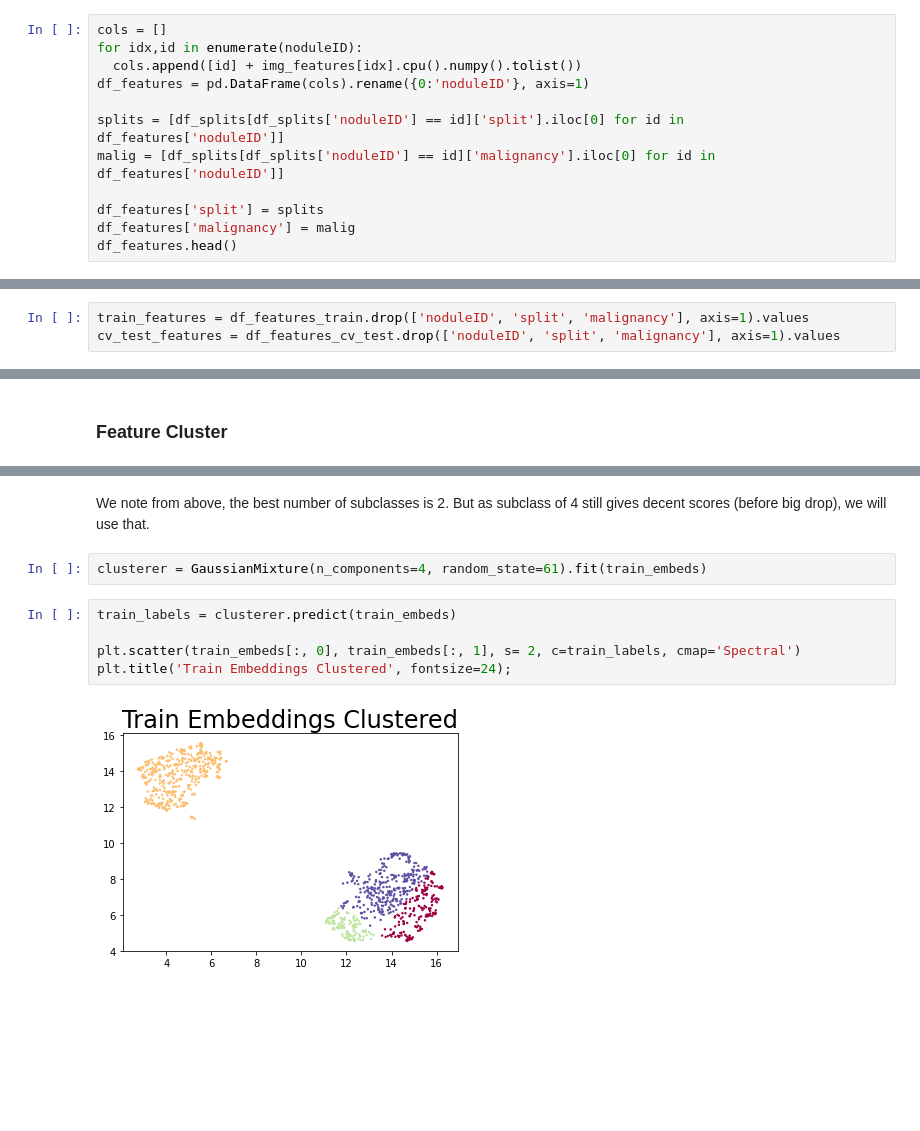
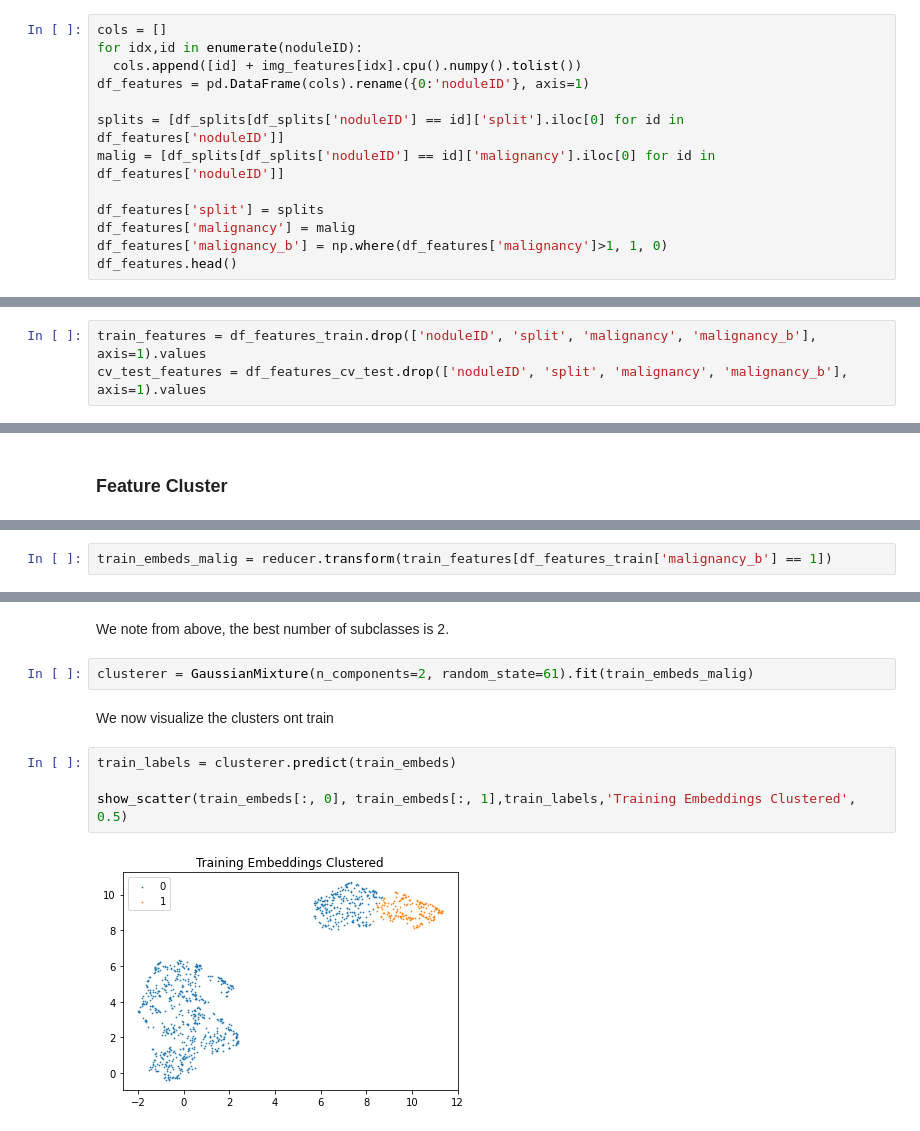
Before and after one commit to mtzig/LIDC_GDRO, a Jupyter notebook: notebooks/LIDC_Georges_End_to_End.ipynb, the cells around one changed output, grey strips where cells are left out. Drawn from its saved outputs; the diff is of its cells as text; blank space fills up the shorter version.

Commit message:
cluster only on malignant

```diff
--- a/notebooks/LIDC_Georges_End_to_End.ipynb
+++ b/notebooks/LIDC_Georges_End_to_End.ipynb
@@ -152,6 +199,7 @@ malig = [df_splits[df_splits['noduleID'] == id]['malignancy'].iloc[0] for id in
 
 df_features['split'] = splits
 df_features['malignancy'] = malig
+df_features['malignancy_b'] = np.where(df_features['malignancy']>1, 1, 0)
 df_features.head()
 # %% [output]
 |  | noduleID | 1 | 2 | 3 | 4 | 5 | 6 | 7 | 8 | 9 | ... | ... |
@@ -177,8 +225,8 @@ df_features_cv_test = df_features[df_features['split'] != 0]
 # %% [markdown]
 Next we get the features in an array
 # %%
-train_features = df_features_train.drop(['noduleID', 'split', 'malignancy'], axis=1).values
-cv_test_features = df_features_cv_test.drop(['noduleID', 'split', 'malignancy'], axis=1).values
+train_features = df_features_train.drop(['noduleID', 'split', 'malignancy', 'malignancy_b'], axis=1).values
+cv_test_features = df_features_cv_test.drop(['noduleID', 'split', 'malignancy', 'malignancy_b'], axis=1).values
 # %% [markdown]
 Following the George paper, we use UMAP to dimensionaly reduce our data
 # %%
@@ -218,3 +266,5 @@ We first visualize the silhouette score
+# %%
+train_embeds_malig = reducer.transform(train_features[df_features_train['malignancy_b'] == 1])
 # %%
 clusters = [n for n in range(2,16)]
 silhouette_coefficients = []
@@ -235,11 +285,12 @@ Text(0, 0.5, 'Silhouette Coefficients')
 # %% [markdown]
-We note from above, the best number of subclasses is 2. But as subclass of 4 still gives decent scores (before big drop), we will use that.
+We note from above, the best number of subclasses is 2.
 # %%
-clusterer = GaussianMixture(n_components=4, random_state=61).fit(train_embeds)
+clusterer = GaussianMixture(n_components=2, random_state=61).fit(train_embeds_malig)
+# %% [markdown]
+We now visualize the clusters ont train
 # %%
 train_labels = clusterer.predict(train_embeds)
 
-plt.scatter(train_embeds[:, 0], train_embeds[:, 1], s= 2, c=train_labels, cmap='Spectral')
-plt.title('Train Embeddings Clustered', fontsize=24);
+show_scatter(train_embeds[:, 0], train_embeds[:, 1],train_labels,'Training Embeddings Clustered', 0.5)
 # %% [output]
-[figure, old version]
+[figure, new version]
```
Also changed, not shown: parts of 16 cells of this notebook.
